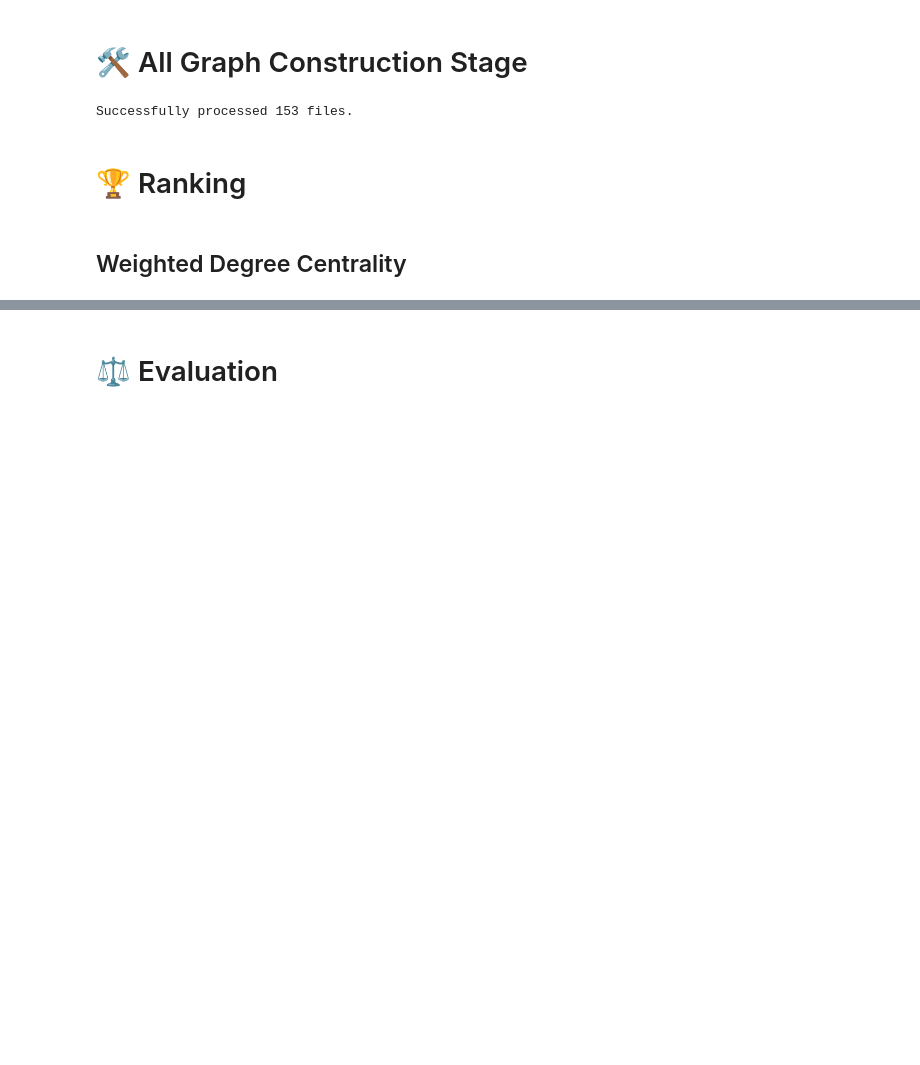
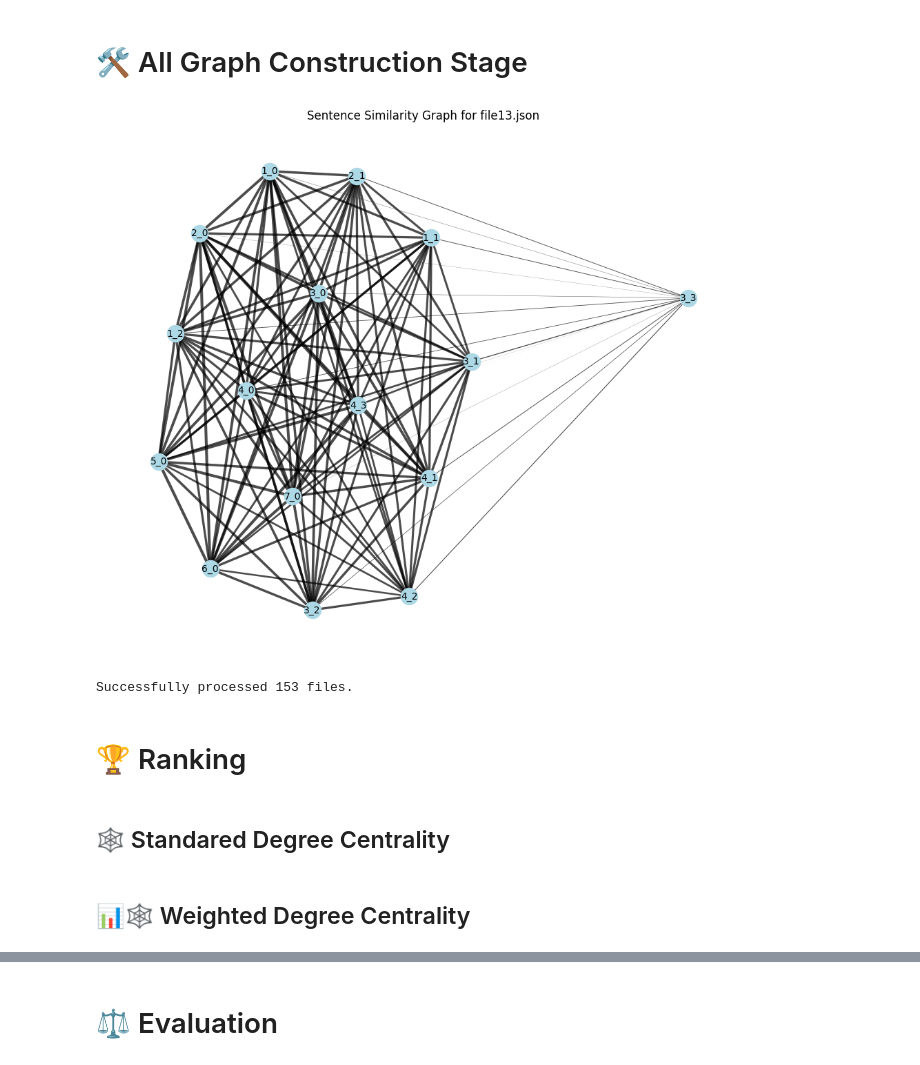
Before and after one commit to lamaNase/Enhancing-Extractive-Graph-Based-Arabic-Text-Summarization, a Jupyter notebook: arabert-model.ipynb, the cells around one changed output, grey strips where cells are left out. Saved outputs shown, nothing was run; the diff lists cells and outputs as text; code cells hidden in the pictures; blank space fills up the shorter version.

Commit message:
Kaggle Notebook | AraBERT_model | Version 7

```diff
--- a/arabert-model.ipynb
+++ b/arabert-model.ipynb
@@ -59,3 +50,23 @@ redundancy_threshold = 0.98
+# %%
+representation_technique = "AraBERT"
+similarity_measure = 1 # 1 means original cosine similarity and 2 means modifed cosine similarity
+with_edge_thresholding = False
+edge_weight_threshold = 0.3
+# 1 means Degree Centrality
+# 2 means Weighted Degree Centrality (uses statistical scores)
+# 3 means Enhanced Degree Centrality (uses statistical. kreyphrase and title similarity scores)
+# 4 means TextRank with statistical scores as initial values
+# 5 means pure TextRank * alpha + statistical score * (1 - alpha)
+# 6 means pure TextRank * alpha + (statistical + keyphrase + title_sim) * (1 - alpha)
+# 7 means PageRank
+ranking_method = 8
+alpha = 0.72
+# variance_ratio or entropy_ratio or correlation or combined
+alpha_method = "" # if we don't dynamic alpha then set this to ""
+max_iterations = 100
+with_redundancy_reduction = False
+redundancy_threshold = 0.9
+print_file = "file13.json"
 # %% [markdown]
 # 📂 Load JSON Data and Extract Sentences with Indexing
 # %%
@@ -145,7 +238,7 @@ def compute_arabert_embeddings(sentence_data, pooling_strategy="weighted_layer_p
 
     for sentence_text, _ in sentence_data:
         # Tokenize and encode
-        inputs = tokenizer(sentence_text, return_tensors="pt", truncation=True, max_length=512, padding=True)
+        inputs = tokenizer(sentence_text, return_tensors="pt", truncation=True, max_length=768, padding=True)
 
         # Get model output with hidden states
         with torch.no_grad():
@@ -212,7 +306,7 @@ def modified_similarity(vec1, vec2, title_vec, keyphrase_score, alpha=0.7, beta=
 # 📈 Build the Graph
 # %%
 
-def build_graph(sentence_data, title_text, keyphrase_scores):
+def build_graph(sentence_data, title_text, scores):
     """
     Build a graph where nodes are sentences and edges represent modified similarity above a threshold.
     Uses enhanced AraBERT representation with advanced pooling strategies.
@@ -237,12 +331,14 @@ def build_graph(sentence_data, title_text, keyphrase_scores):
 
         # Get keyphrase score for this sentence (default to 0 if not found)
         keyphrase_score = 0
-        if para_idx in keyphrase_scores and sent_idx in keyphrase_scores[para_idx]:
-            keyphrase_score = keyphrase_scores[para_idx][sent_idx].get('keyphrase_score', 0)
+        statistical_score = 0
+        if para_idx in scores and sent_idx in scores[para_idx]:
+            keyphrase_score = scores[para_idx][sent_idx].get('keyphrase_score', 0)
+            statistical_score = scores[para_idx][sent_idx].get('statistical_score', 0)
 
         # Calculate title relevance for each sentence
         title_vector = compute_arabert_title_embedding(title_text)
-        title_relevance = cosine_similarity(arabert_vectors[i], title_vector)
+        title_similarity = cosine_similarity(arabert_vectors[i], title_vector)
 
         # Add node with enhanced attributes
         G.add_node(
@@ -252,7 +348,8 @@ def build_graph(sentence_data, title_text, keyphrase_scores):
             sent_idx=sent_idx,
             vector_idx=i,
             keyphrase_score=keyphrase_score,
-            title_relevance=title_relevance
+            statistical_score=statistical_score,
+            title_similarity=title_similarity
         )
 
     # Calculate similarities for all pairs
@@ -312,7 +409,7 @@ def build_graph(sentence_data, title_text, keyphrase_scores):
 # %% [markdown]
 # 👀 Visualize Graph
 # %%
-def visualize_graph(G, filename=None):
+def visualize_graph(G, filename=print_file):
     """Visualize the graph and display in the console."""
     plt.figure(figsize=(12, 10))
 
@@ -381,7 +478,8 @@ def process_file(file_path, scores_folder):
         keyphrase_scores,
     )
 
-    #visualize_graph(graph)
+    if filename == print_file:
+        visualize_graph(graph)
 
     return {
         'graph': graph,
@@ -398,33 +496,36 @@ def process_all_files(folder_path, scores_folder):
 
     Args:
         folder_path: Path to the folder containing document JSON files
         scores_folder: Path to the folder containing sentence scores
 
     Returns:
         Dictionary of processing results by filename
     """
     results = {}
 
     # Get all JSON files in the folder
     file_paths = glob.glob(os.path.join(folder_path, "*.json"))
 
     for file_path in tqdm(file_paths):
         result = process_file(file_path, scores_folder)
         if result:
             results[result['filename']] = result
 
     return results
 
 
 # Example usage
 if __name__ == "__main__":
     documents_folder = "/kaggle/input/graduation-project/preprocessed_dl"
     scores_folder = "/kaggle/input/graduation-project/sentence_scores"
 
     results = process_all_files(documents_folder, scores_folder)
 
     print(f"Successfully processed {len(results)} files.")
 # %% [output]
+[figure, added]
 Successfully processed 153 files.
 # %% [markdown]
 # 🏆 Ranking
+# %% [markdown]
+## 🕸️ Standared Degree Centrality
@@ -431,2 +572,2 @@ Successfully processed 153 files.
 # %% [markdown]
-## Weighted Degree Centrality
+## 📊🕸️ Weighted Degree Centrality
```
Also changed, not shown: parts of 26 cells of this notebook.
